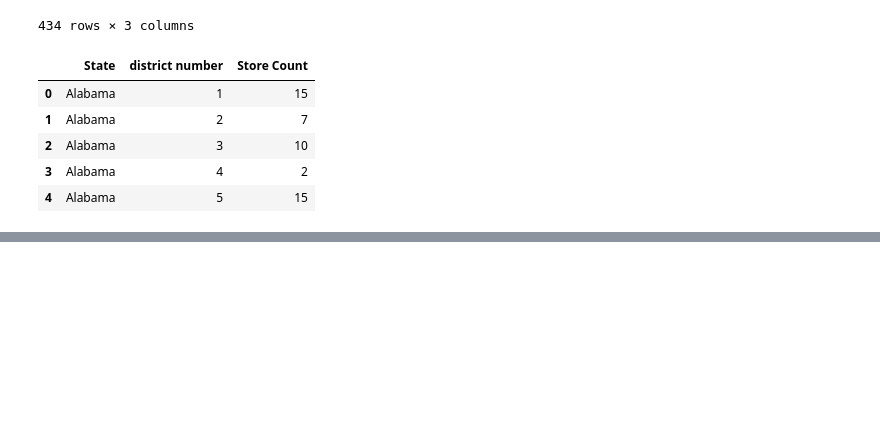
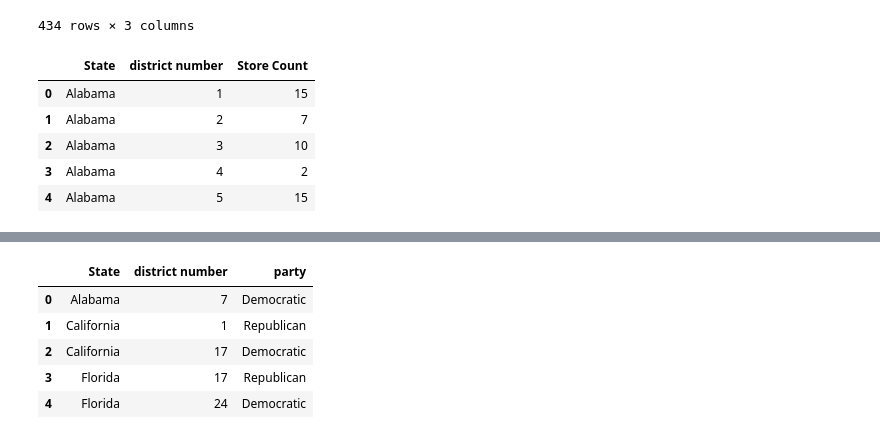
Before and after one commit to evroth/331-repo-demo, a Jupyter notebook: Congressional_Analysis.ipynb, the cells around one changed output, grey strips where cells are left out. Saved outputs shown, nothing was run; the diff lists cells and outputs as text; code cells hidden in the pictures; blank space fills up the shorter version.

```diff
--- a/Congressional_Analysis.ipynb
+++ b/Congressional_Analysis.ipynb
@@ -184,0 +269,12 @@ The next step is to read in the ACS 2017 data and format it into a usuable table
+# %%
+party_df = party_df.rename(columns={'state_label': 'State', 'district': 'district number'})
+party_df = party_df.drop(columns=['rep_sen'])
+party_df = party_df.astype({'district number':'int'})
+party_df.head()
+# %% [output]
+|  | State | district number | party |
+| 0 | Alabama | 7 | Democratic |
+| 1 | California | 1 | Republican |
+| 2 | California | 17 | Democratic |
+| 3 | Florida | 17 | Republican |
+| 4 | Florida | 24 | Democratic |
```
Also changed, not shown: parts of 9 cells of this notebook.
